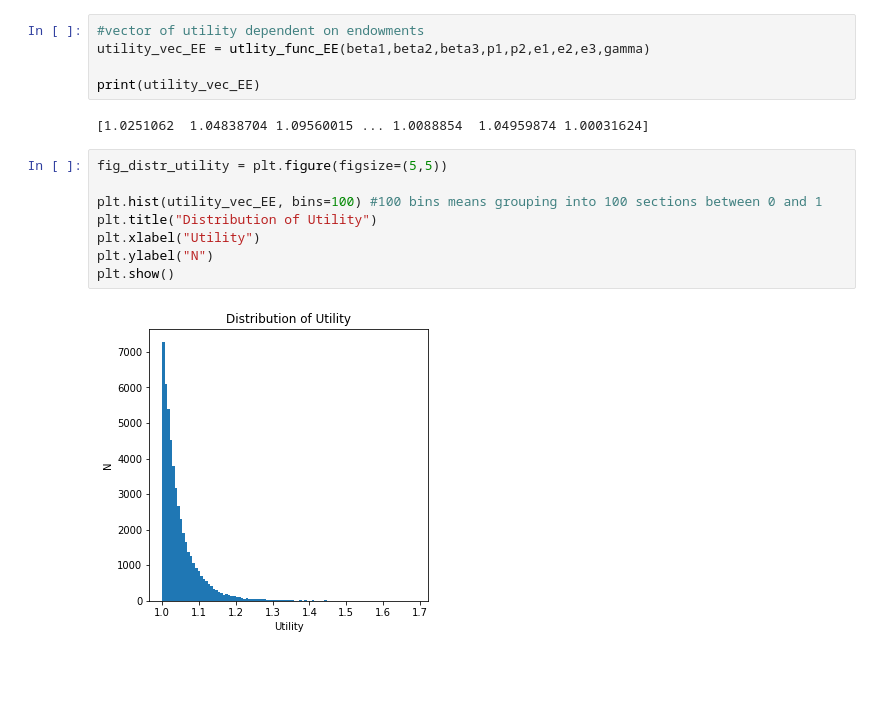
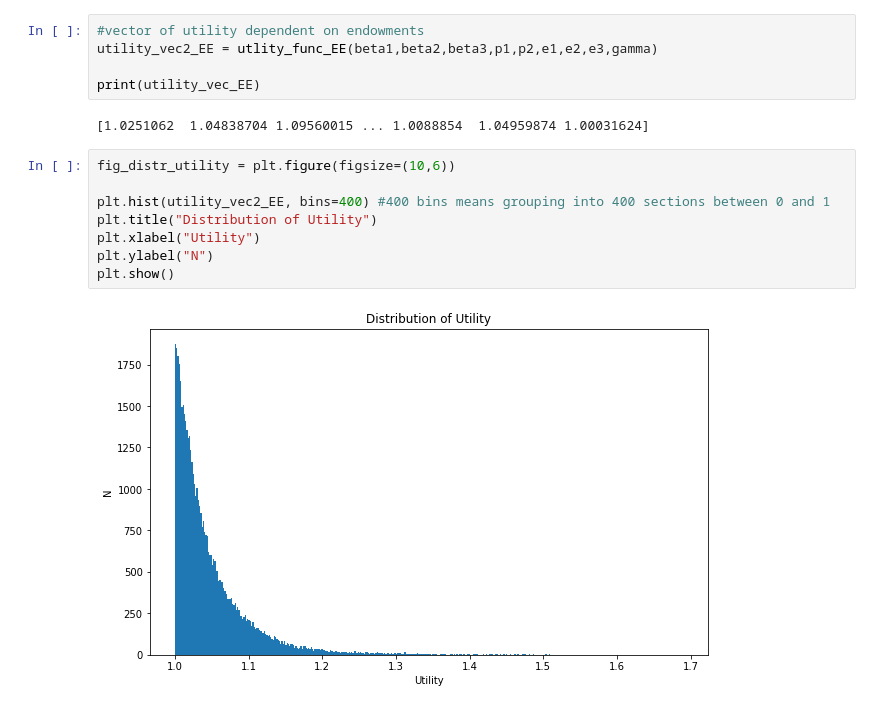
Before and after one commit to NumEconCopenhagen/projects-2019-tba, a Jupyter notebook: examproject/examproject/exam_2019_B.ipynb, the cells around one changed output. Drawn from its saved outputs; the diff is of its cells as text; blank space fills up the shorter version.

```diff
--- a/examproject/examproject/exam_2019_B.ipynb
+++ b/examproject/examproject/exam_2019_B.ipynb
@@ -625,18 +626,18 @@ Since the excess demand functions are close to zero, the result is credible.
 **Plotting the distribution of utility:**
 # %%
 #vector of utility dependent on endowments
-utility_vec_EE = utlity_func_EE(beta1,beta2,beta3,p1,p2,e1,e2,e3,gamma)
+utility_vec2_EE = utlity_func_EE(beta1,beta2,beta3,p1,p2,e1,e2,e3,gamma)
 
 print(utility_vec_EE)
 # %% [output]
 [1.0251062  1.04838704 1.09560015 ... 1.0088854  1.04959874 1.00031624]
 # %%
-fig_distr_utility = plt.figure(figsize=(5,5))
+fig_distr_utility = plt.figure(figsize=(10,6))
 
-plt.hist(utility_vec_EE, bins=100) #100 bins means grouping into 100 sections between 0 and 1
+plt.hist(utility_vec2_EE, bins=400) #400 bins means grouping into 400 sections between 0 and 1
 plt.title("Distribution of Utility")
 plt.xlabel("Utility")
 plt.ylabel("N")
 plt.show()
 # %% [output]
-[figure, old version]
+[figure, new version]
```
Also changed, not shown: parts of 7 cells of this notebook.
